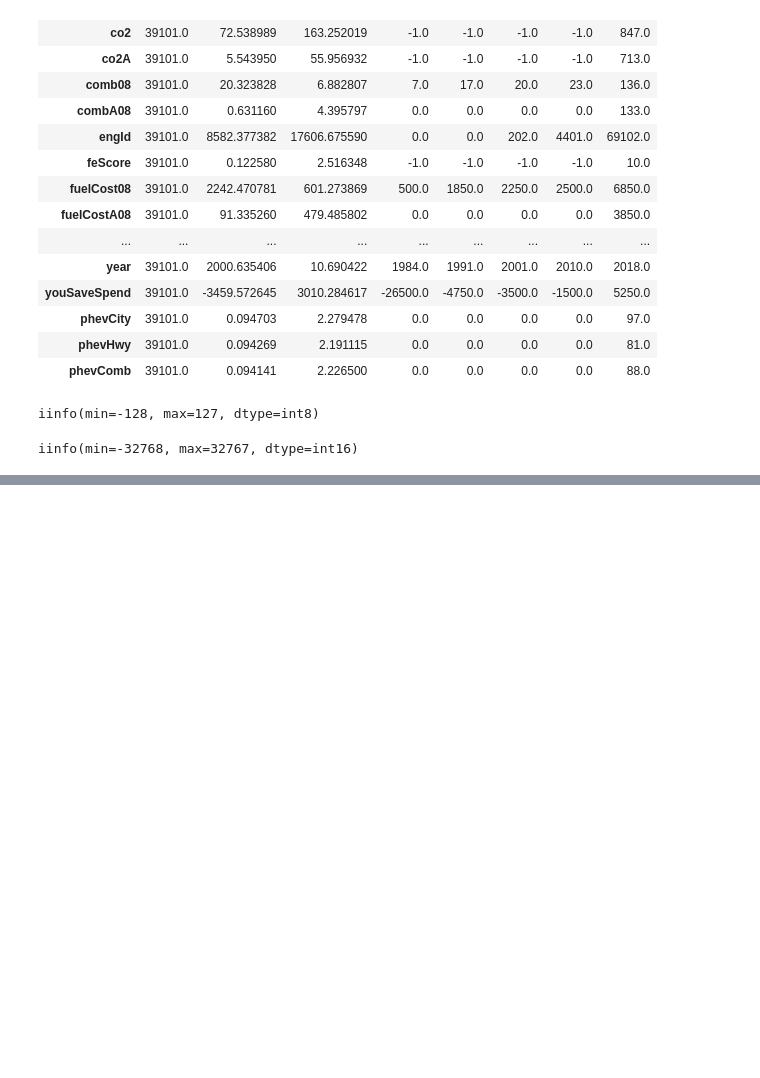
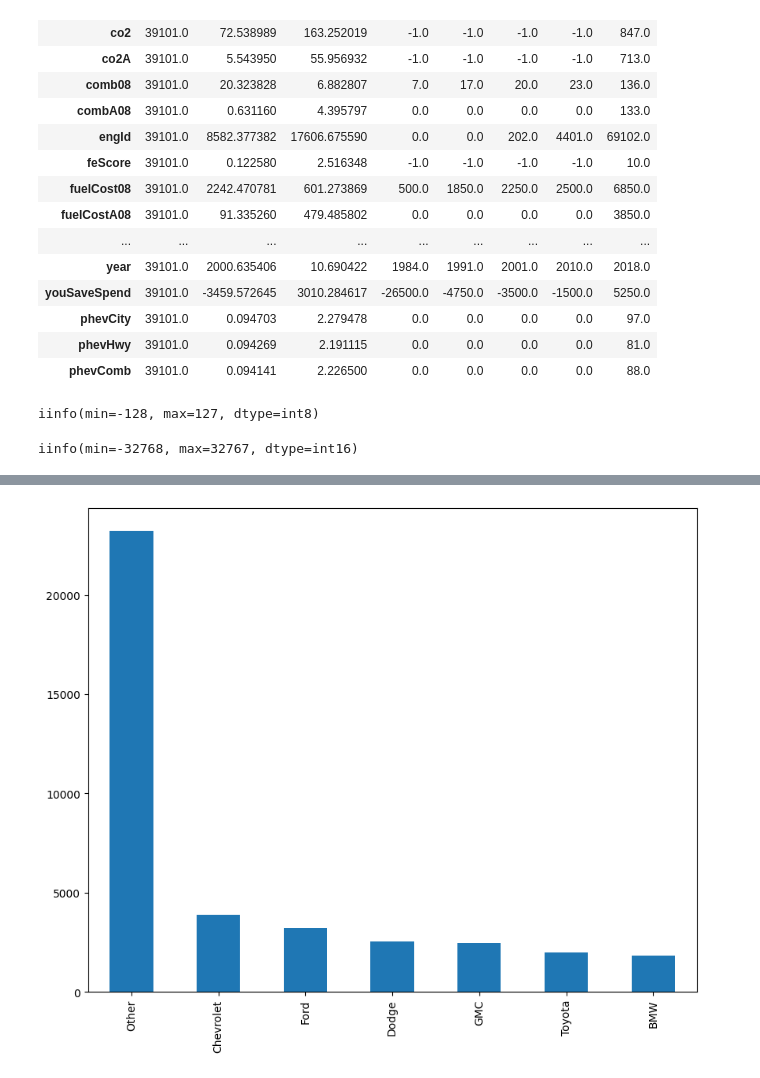
Before and after one commit to bdunn20/book_code, a Jupyter notebook: pandas_1.X_cookbook/Ch_5_EDA.ipynb, the cells around one changed output, grey strips where cells are left out. Cells and saved outputs as stored; diff of their text form; code cells hidden in the pictures; blank space fills up the shorter version.

```diff
--- a/pandas_1.X_cookbook/Ch_5_EDA.ipynb
+++ b/pandas_1.X_cookbook/Ch_5_EDA.ipynb
@@ -164,0 +303,5 @@ iinfo(min=-32768, max=32767, dtype=int16)
+# %%
+# if too many values in summary above, look at top n and collapse the rest
+top_n = fueleco.make.value_counts().index[:6]
+
+fueleco.assign(make=fueleco.make.where(fueleco.make.isin(top_n), "Other")).make.value_counts()
@@ -164,0 +317,9 @@ iinfo(min=-32768, max=32767, dtype=int16)
+# %%
+# use pandas to plot the counts & visualize
+import matplotlib.pyplot as plt
+fig, ax = plt.subplots(figsize=(10, 8))
+
+fueleco.assign(make=fueleco.make.where(fueleco.make.isin(top_n), "Other")).make.value_counts().plot.bar(ax=ax)
+fig.savefig("c5-catpan.png", dpi=300)
+# %% [output]
+[figure, added]
```
Also changed, not shown: parts of 26 cells of this notebook.
